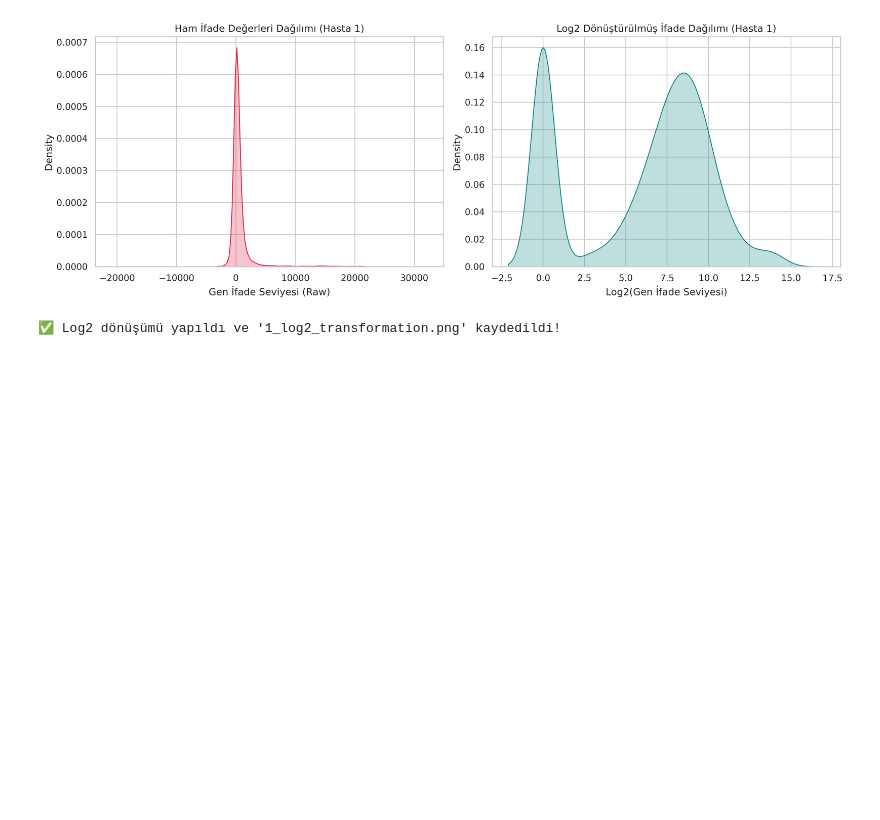
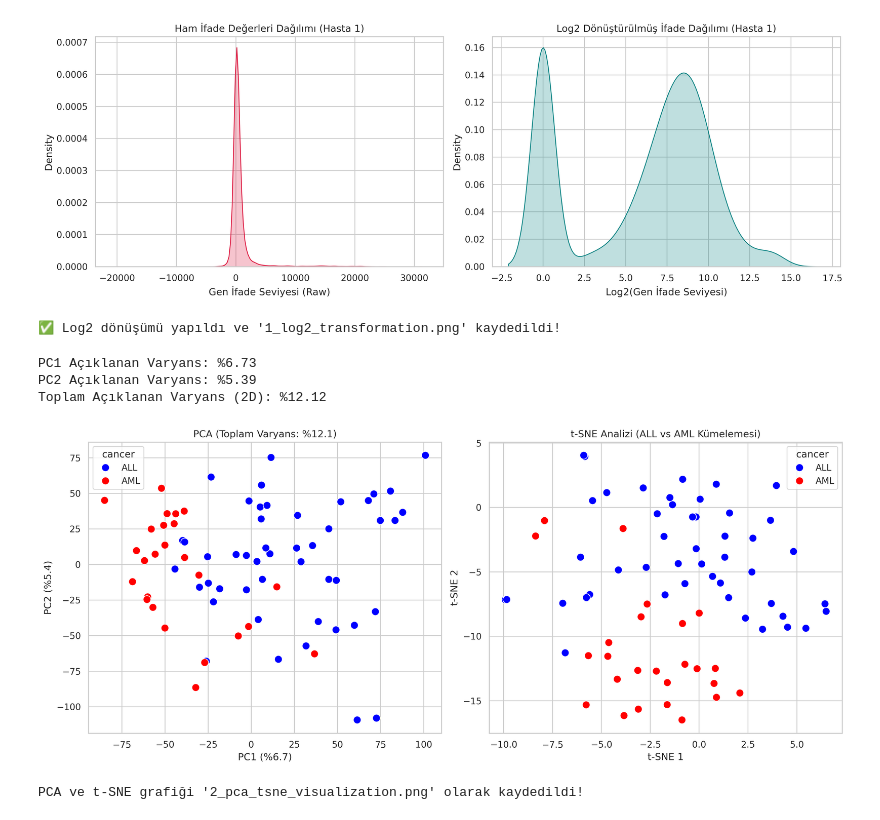
Before and after one commit to sharakhaplan/All-Aml-Leukemia-Subtype-Classification-Using-Gene-Expression-Data, a Jupyter notebook: Classification_of_ALL_and_AML.ipynb, the cells around one changed output. Cells and saved outputs as stored; diff of their text form; code cells hidden in the pictures; blank space fills up the shorter version.

```diff
--- a/Classification_of_ALL_and_AML.ipynb
+++ b/Classification_of_ALL_and_AML.ipynb
@@ -112,3 +112,44 @@ print("✅ Log2 dönüşümü yapıldı ve '1_log2_transformation.png' kaydedild
 # %% [output]
 [figure]
 ✅ Log2 dönüşümü yapıldı ve '1_log2_transformation.png' kaydedildi!
+# %%
+# PCA Analizi
+pca = PCA(n_components=2)
+X_pca = pca.fit_transform(X_log2)
+var_explained = pca.explained_variance_ratio_
+
+print(f"PC1 Açıklanan Varyans: %{var_explained[0]*100:.2f}")
+print(f"PC2 Açıklanan Varyans: %{var_explained[1]*100:.2f}")
+print(f"Toplam Açıklanan Varyans (2D): %{sum(var_explained)*100:.2f}")
+
+# t-SNE Analizi
+tsne = TSNE(n_components=2, random_state=42, perplexity=15)
+X_tsne = tsne.fit_transform(X_log2)
+
+# Grafik Çizimi
+fig, axes = plt.subplots(1, 2, figsize=(14, 6))
+
+# PCA Grafiği
+sns.scatterplot(x=X_pca[:, 0], y=X_pca[:, 1], hue=y_labels, palette={'ALL': 'blue', 'AML': 'red'}, s=90, ax=axes[0])
+axes[0].set_title(f"PCA (Toplam Varyans: %{sum(var_explained)*100:.1f})")
+axes[0].set_xlabel(f"PC1 (%{var_explained[0]*100:.1f})")
+axes[0].set_ylabel(f"PC2 (%{var_explained[1]*100:.1f})")
+
+
+# t-SNE Grafiği
+sns.scatterplot(x=X_tsne[:, 0], y=X_tsne[:, 1], hue=y_labels, palette={'ALL': 'blue', 'AML': 'red'}, s=90, ax=axes[1])
+axes[1].set_title("t-SNE Analizi (ALL vs AML Kümelemesi)")
+axes[1].set_xlabel("t-SNE 1")
+axes[1].set_ylabel("t-SNE 2")
+
+plt.tight_layout()
+plt.savefig("2_pca_tsne_visualization.png")
+plt.show()
+
+print("PCA ve t-SNE grafiği '2_pca_tsne_visualization.png' olarak kaydedildi!")
+# %% [output]
+PC1 Açıklanan Varyans: %6.73
+PC2 Açıklanan Varyans: %5.39
+Toplam Açıklanan Varyans (2D): %12.12
+[figure, added]
+PCA ve t-SNE grafiği '2_pca_tsne_visualization.png' olarak kaydedildi!
```
